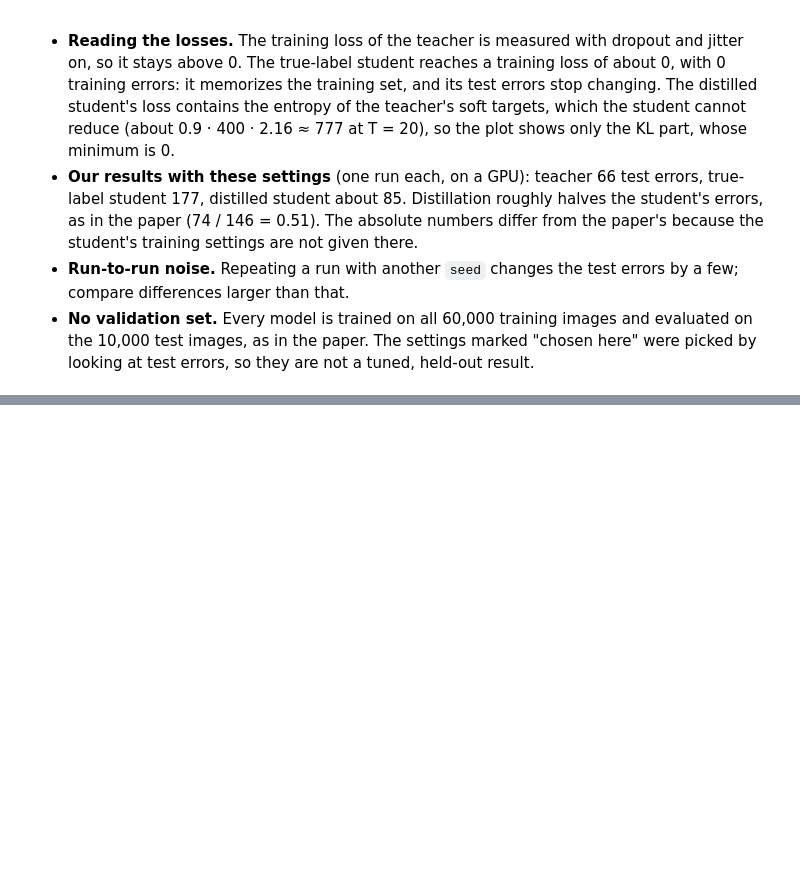
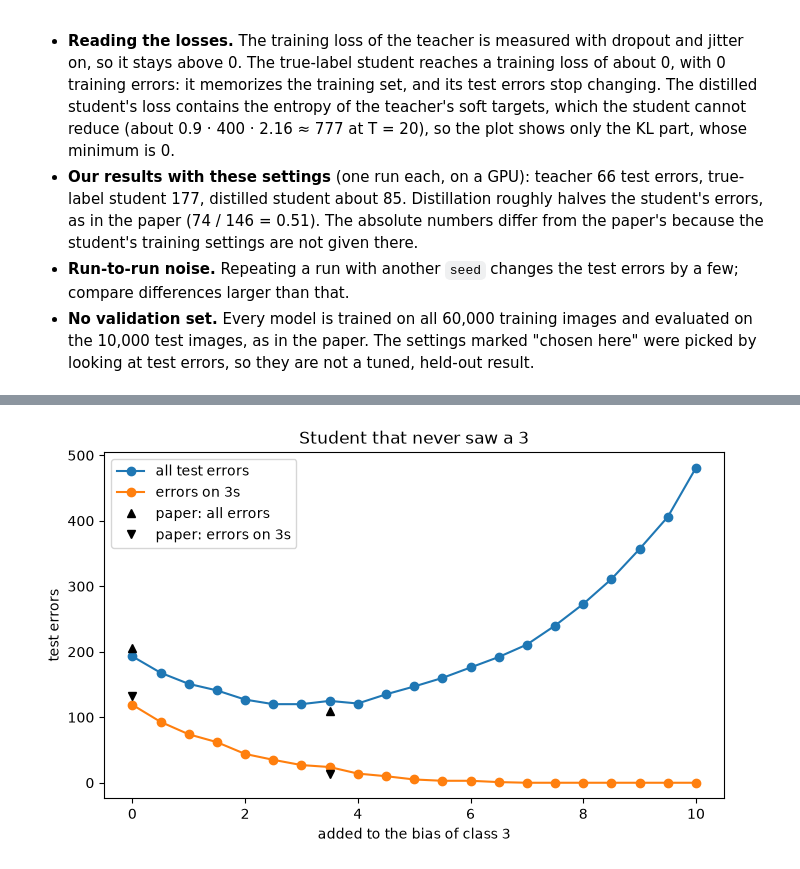
Before and after one commit to Swllen/distillation, a Jupyter notebook: mnist/reproduce.ipynb, the cells around one changed output, grey strips where cells are left out. Drawn from its saved outputs; the diff is of its cells as text; code cells hidden in the pictures; blank space fills up the shorter version.

```diff
--- a/mnist/reproduce.ipynb
+++ b/mnist/reproduce.ipynb
@@ -371,0 +376,5 @@ plt.show()
+# %%
+STUDENT_NO3 = dict(STUDENT_DISTILL, exclude_digits=[3])
+no3_history = run(train_student.make_args, train_student.run_student, STUDENT_NO3, "student_distill_no3")
+last = no3_history[-1]
+print(f"test errors {last['test_errors']} ({last['test_errors_excluded']} on 3s); paper: 206 (133 on 3s)")
@@ -371,0 +427,14 @@ plt.show()
+# %%
+from common import load_mnist, load_model, logits_of
+from shift_bias import shift_errors
+
+no3_args = train_student.make_args(STUDENT_NO3, PREFIX + "student_distill_no3", device=DEVICE)
+no3_model = load_model(no3_args.out, no3_args.device)
+_, _, x_test, y_test = load_mnist(no3_args.device)
+shifts = [i * 0.5 for i in range(21)]
+rows = shift_errors(logits_of(no3_model, x_test), y_test, 3, shifts)
+best = min(rows, key=lambda r: r[1])
+
+table = ["| Added to the bias of 3 | Test errors | On 3s (of 1010) |", "|---|---|---|"]
+table += [f"| {s:.1f} | {e} | {e3} |" + (" **fewest**" if (s, e, e3) == best else "") for s, e, e3 in rows]
+display(Markdown("\n".join(table)))
@@ -371,0 +465,11 @@ plt.show()
+# %%
+fig, ax = plt.subplots(figsize=(8, 4.5))
+ax.plot(shifts, [r[1] for r in rows], marker="o", label="all test errors")
+ax.plot(shifts, [r[2] for r in rows], marker="o", label="errors on 3s")
+ax.plot([0, 3.5], [206, 109], "k^", label="paper: all errors")
+ax.plot([0, 3.5], [133, 14], "kv", label="paper: errors on 3s")
+ax.set(xlabel="added to the bias of class 3", ylabel="test errors", title="Student that never saw a 3")
+ax.legend()
+plt.show()
+# %% [output]
+[figure, added]
```
Also changed, not shown: parts of 4 cells of this notebook.
